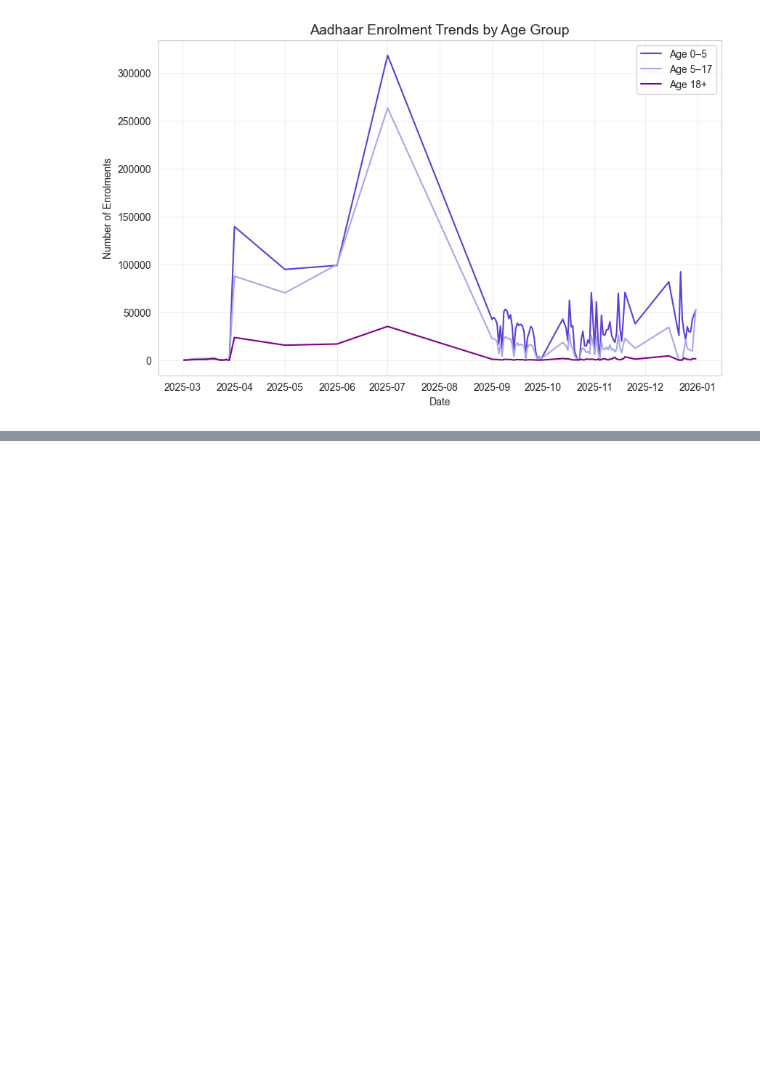
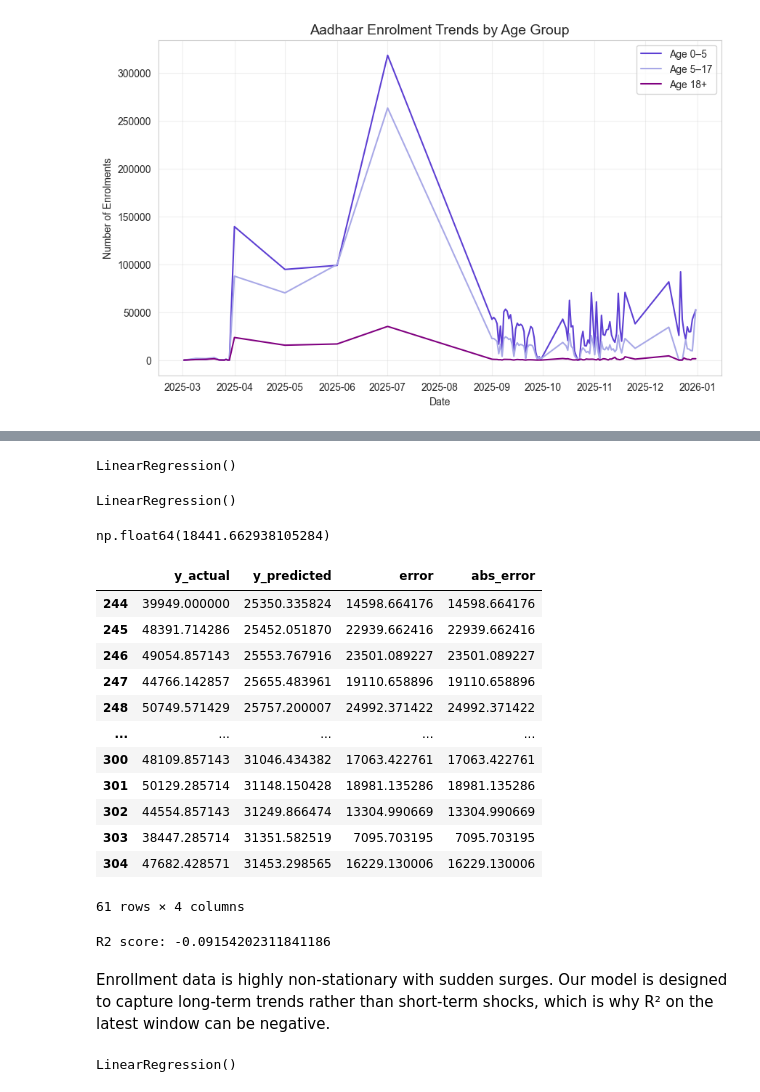
Before and after one commit to Mahii0107/aadhaar-analysis, a Jupyter notebook: aadhaar-analysis-main/enrollment.ipynb, the cells around one changed output, grey strips where cells are left out. Drawn from its saved outputs; the diff is of its cells as text; code cells hidden in the pictures; blank space fills up the shorter version.

Commit message:
updated FINAL enrollment

```diff
--- a/aadhaar-analysis-main/enrollment.ipynb
+++ b/aadhaar-analysis-main/enrollment.ipynb
@@ -777,0 +846,53 @@ plt.show()
+# %%
+lr.fit(X, y)
+# %% [output]
+LinearRegression()
+# %%
+split = int(len(daily) * 0.8)   # 80% training, 20% testing
+# %%
+X_train, X_test = X[:split], X[split:]
+y_train, y_test = y[:split], y[split:]
+lr.fit(X_train, y_train)
+# %% [output]
+LinearRegression()
+# %%
+y_pred = lr.predict(X_test)
+# %%
+pred_actual = pd.DataFrame({
+    'y_actual': y_test,
+    'y_predicted': y_pred
+})
+pred_actual['error'] = pred_actual['y_actual']-pred_actual['y_predicted']
+pred_actual['abs_error'] = abs(pred_actual['error'])
+mean_abs_error = pred_actual['abs_error'].mean()
+mean_abs_error
+# %% [output]
+np.float64(18441.662938105284)
+# %%
+pred_actual
+# %% [output]
+|  | y_actual | y_predicted | error | abs_error |
+| 244 | 39949.000000 | 25350.335824 | 14598.664176 | 14598.664176 |
+| 245 | 48391.714286 | 25452.051870 | 22939.662416 | 22939.662416 |
+| 246 | 49054.857143 | 25553.767916 | 23501.089227 | 23501.089227 |
+| 247 | 44766.142857 | 25655.483961 | 19110.658896 | 19110.658896 |
+| 248 | 50749.571429 | 25757.200007 | 24992.371422 | 24992.371422 |
+| ... | ... | ... | ... | ... |
+| 300 | 48109.857143 | 31046.434382 | 17063.422761 | 17063.422761 |
+| 301 | 50129.285714 | 31148.150428 | 18981.135286 | 18981.135286 |
+| 302 | 44554.857143 | 31249.866474 | 13304.990669 | 13304.990669 |
+| 303 | 38447.285714 | 31351.582519 | 7095.703195 | 7095.703195 |
+| 304 | 47682.428571 | 31453.298565 | 16229.130006 | 16229.130006 |
+61 rows × 4 columns
+# %%
+from sklearn.metrics import r2_score
+print("R2 score:", (r2_score(y_test, y_pred)))
+# %% [output]
+R2 score: -0.09154202311841186
+# %% [markdown]
+Enrollment data is highly non-stationary with sudden surges. Our model is designed to capture long-term trends rather than short-term shocks, which is why R² on the latest window can be negative.
+# %%
+# refitting model on full data coz model should learn everything available. Forecasts should NOT be based on partial data
+lr.fit(X, y)
+# %% [output]
+LinearRegression()
```
Also changed, not shown: parts of 18 cells of this notebook.
